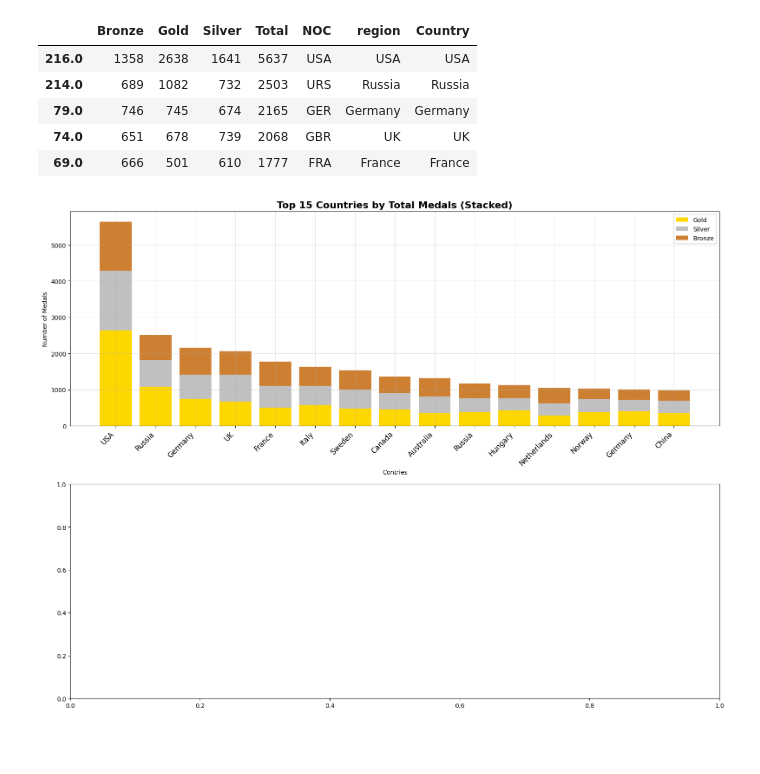
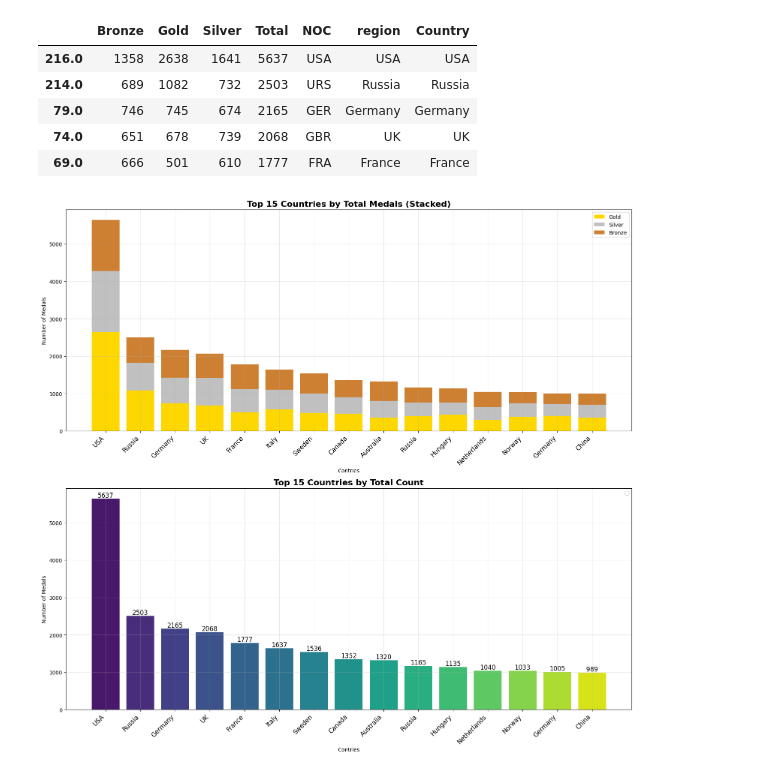
Before and after one commit to Dani-8/120Years-Of-Olympics-Data-Analysis, a Jupyter notebook: Olympic Medal Prediction ML Analysis.ipynb, the cells around one changed output. Saved outputs shown, nothing was run; the diff lists cells and outputs as text; code cells hidden in the pictures; blank space fills up the shorter version.

```diff
--- a/Olympic Medal Prediction ML Analysis.ipynb
+++ b/Olympic Medal Prediction ML Analysis.ipynb
@@ -274,30 +274,48 @@ top_15_countries.head()
 | 74.0 | 651 | 678 | 739 | 2068 | GBR | UK | UK |
 | 69.0 | 666 | 501 | 610 | 1777 | FRA | France | France |
 # %%
-fig, axes = plt.subplots(2,1, figsize=(16,12))
+fig, axes = plt.subplots(2,1, figsize=(16,15))
 
 # Stacked bar Chart for medal types
 x_pos = np.arange(len(top_15_countries))
 width= 0.8
 
 p1 = axes[0].bar(x_pos, top_15_countries["Gold"], width, label="Gold", color="#FFD700")
 p2 = axes[0].bar(x_pos, top_15_countries["Silver"], width,  bottom=top_15_countries['Gold'],
                  label="Silver", color="#C0C0C0")
 p3 = axes[0].bar(x_pos, top_15_countries["Bronze"], width, bottom=top_15_countries['Gold'] + top_15_countries['Silver'],
                  label="Bronze", color="#CD7F32")
 
 
 axes[0].set_title('Top 15 Countries by Total Medals (Stacked)', fontweight='bold', fontsize=16)
 axes[0].set_xlabel("Contries")
 axes[0].set_ylabel("Number of Medals")
 axes[0].set_xticks(x_pos)
 axes[0].set_xticklabels(top_15_countries["Country"], fontsize=12, rotation=45, ha="right")
 axes[0].legend()
 axes[0].grid(True, alpha=0.3)
 
+# ---------------------------------------------------------------------------------------
+
+bars = axes[1].bar(range(len(top_15_countries)), top_15_countries["Total"],
+            color=sns.color_palette("viridis", len(top_15_countries)))
+
+axes[1].set_title('Top 15 Countries by Total Count', fontweight='bold', fontsize=16)
+axes[1].set_xlabel("Contries")
+axes[1].set_ylabel("Number of Medals")
+axes[1].set_xticks(x_pos)
+axes[1].set_xticklabels(top_15_countries["Country"], fontsize=12, rotation=45, ha="right")
+axes[1].legend()
+axes[1].grid(True, alpha=0.3)
+
+
+for bar in bars:
+    height = bar.get_height()
+    axes[1].text(bar.get_x() + bar.get_width() / 2, height, str(int(height)),
+                 ha='center', va='bottom', fontsize=12)
 
 
 plt.tight_layout()
 plt.show()
 # %% [output]
-[figure, old version]
+[figure, new version]
```
Also changed, not shown: parts of 1 cell of this notebook.
